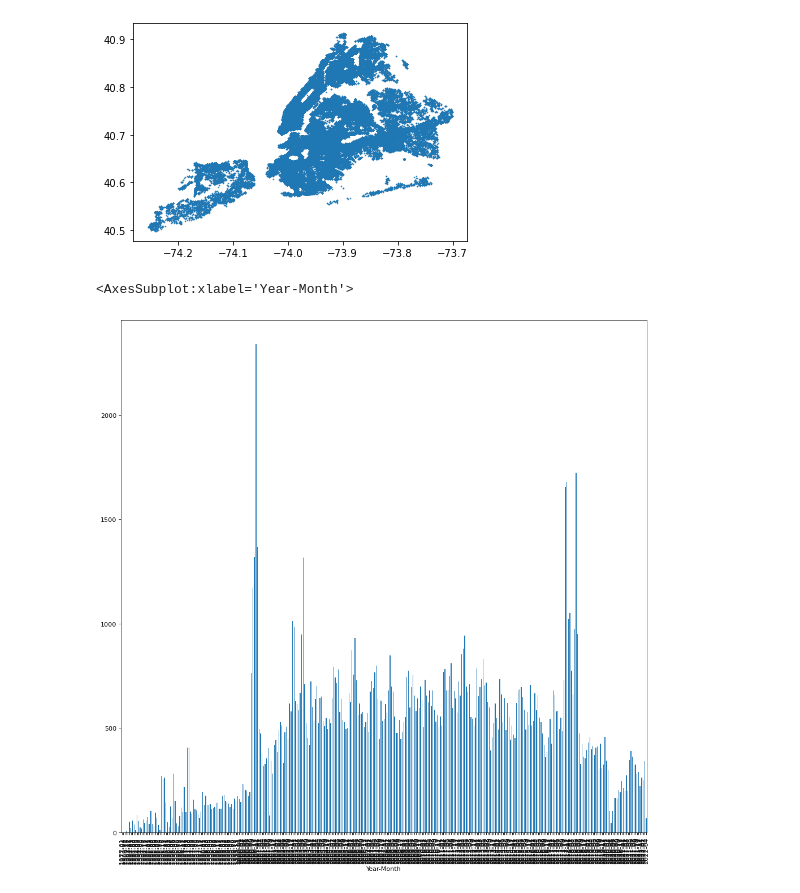
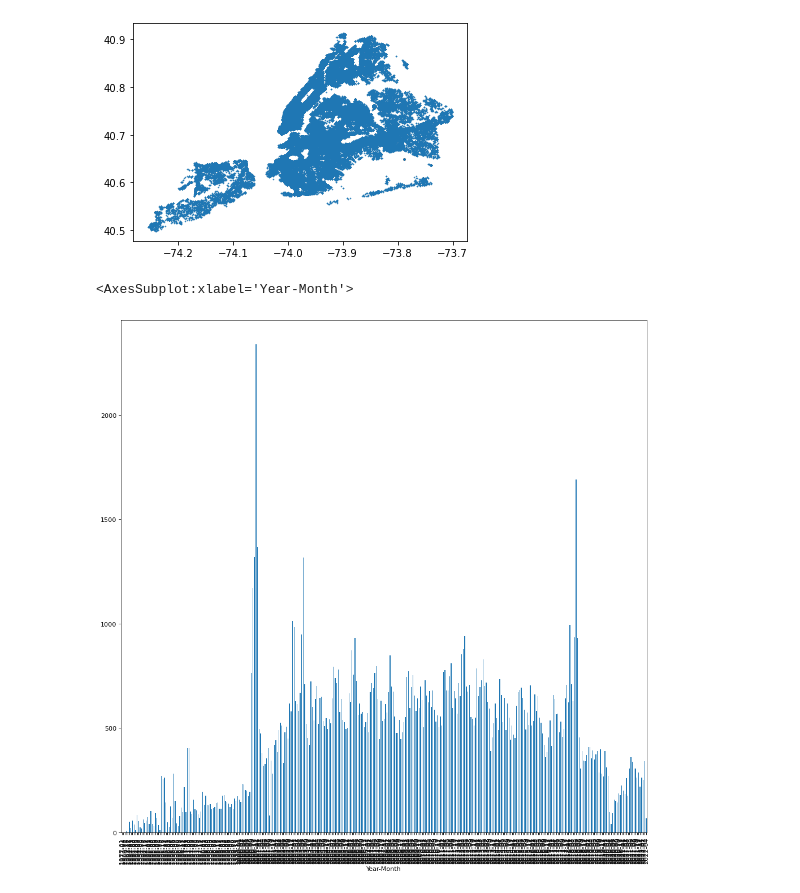
Before and after one commit to JackCWolf/Springboard, a Jupyter notebook: Jack Wolfgramm NYC Open Data Project Repo/notebooks/1-jvw-data-wrangling.ipynb, the cells around one changed output. Saved outputs shown, nothing was run; the diff lists cells and outputs as text; code cells hidden in the pictures.

```diff
--- a/Jack Wolfgramm NYC Open Data Project Repo/notebooks/1-jvw-data-wrangling.ipynb
+++ b/Jack Wolfgramm NYC Open Data Project Repo/notebooks/1-jvw-data-wrangling.ipynb
@@ -121,9 +121,9 @@ df['Year-Month'] = df['License Creation Date'].apply(lambda x: str(x)[:7])
 # %%
 from matplotlib.pyplot import figure
 
 figure(figsize=(15, 15), dpi=80)
 
-df.groupby('Year-Month')['License Creation Date'].count().plot(kind='bar')
+df.groupby('Year-Month')['License Expiration Date'].count().plot(kind='bar')
 # %% [output]
 <AxesSubplot:xlabel='Year-Month'>
-[figure, old version]
+[figure, new version]
```
Also changed, not shown: parts of 2 cells of this notebook, 1 other file.
